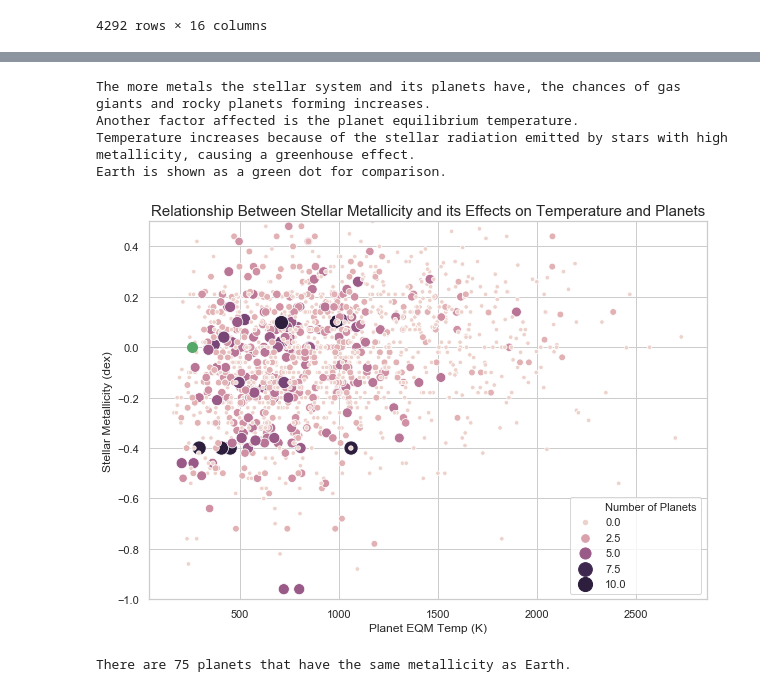
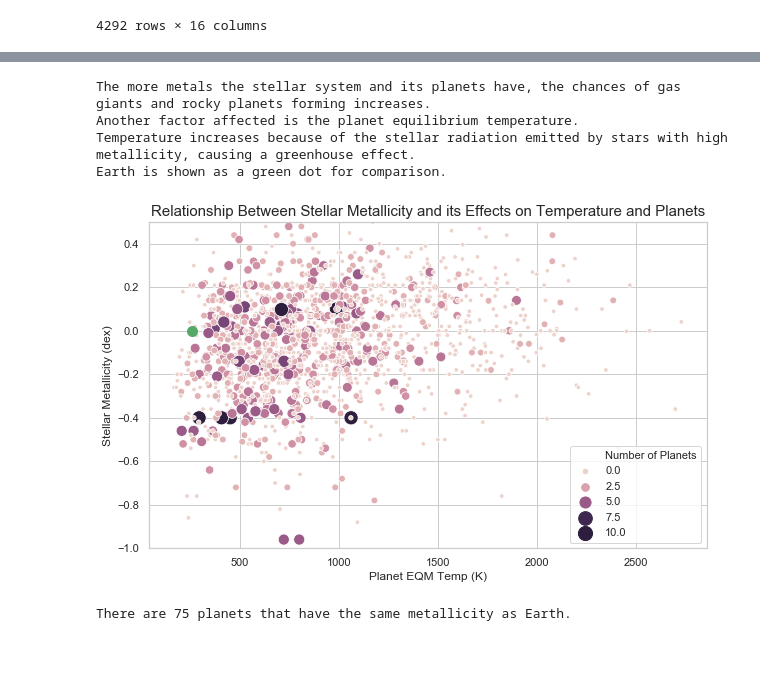
Before and after one commit to jonsb-coding/Stellar_Research, a Jupyter notebook: YMS/Goldilocks_Zone.ipynb, the cells around one changed output, grey strips where cells are left out. Saved outputs shown, nothing was run; the diff lists cells and outputs as text; code cells hidden in the pictures; blank space fills up the shorter version.

```diff
--- a/YMS/Goldilocks_Zone.ipynb
+++ b/YMS/Goldilocks_Zone.ipynb
@@ -132,35 +132,35 @@ clean_goldilocks.head(20)
 # Creating scatterplot comparing Planet EQM and Stellar Metallicity plotting the number of planets.
 metallicity_and_temp = sns.scatterplot(x='Planet EQM Temp (K)', y='Stellar Metallicity (dex)', hue='Number of Planets',
                             data=clean_goldilocks, size='Number of Planets', sizes=(20,200))
 # Setting y axis limits
 metallicity_and_temp.set(ylim= (-1.0, 0.50))
 
 # Creating title and plotting Earth's values
 plt.title('Relationship Between Stellar Metallicity and its Effects on Temperature and Planets', fontsize=15)
-plt.subplots_adjust(top=1.0)
+# plt.subplots_adjust(top=1.0)
 plt.plot(255.0, 0.00 , "go", markersize= 10)
 
 # Changing figure size
 fig = plt.gcf()
 fig.set_size_inches(10, 6)
 
 # Analysis statements
 print('The more metals the stellar system and its planets have, the chances of gas giants and rocky planets forming increases.')
 print('Another factor affected is the planet equilibrium temperature.')
 print('Temperature increases because of the stellar radiation emitted by stars with high metallicity, causing a greenhouse effect.')
 print('Earth is shown as a green dot for comparison.')
 
 #Works cited
 #https://arxiv.org/pdf/1610.05765.pdf
 
 
 plt.savefig("planets_and_metallicity")
 # %% [output]
 The more metals the stellar system and its planets have, the chances of gas giants and rocky planets forming increases.
 Another factor affected is the planet equilibrium temperature.
 Temperature increases because of the stellar radiation emitted by stars with high metallicity, causing a greenhouse effect.
 Earth is shown as a green dot for comparison.
-[figure, old version]
+[figure, new version]
 # %%
 # Filter dataframe for planets that have same metallicity value as Earth.
 habitable_planets = clean_goldilocks.loc[(clean_goldilocks['Stellar Metallicity (dex)'] ==0.00)]
```
Also changed, not shown: parts of 1 cell of this notebook, 6 other files.
